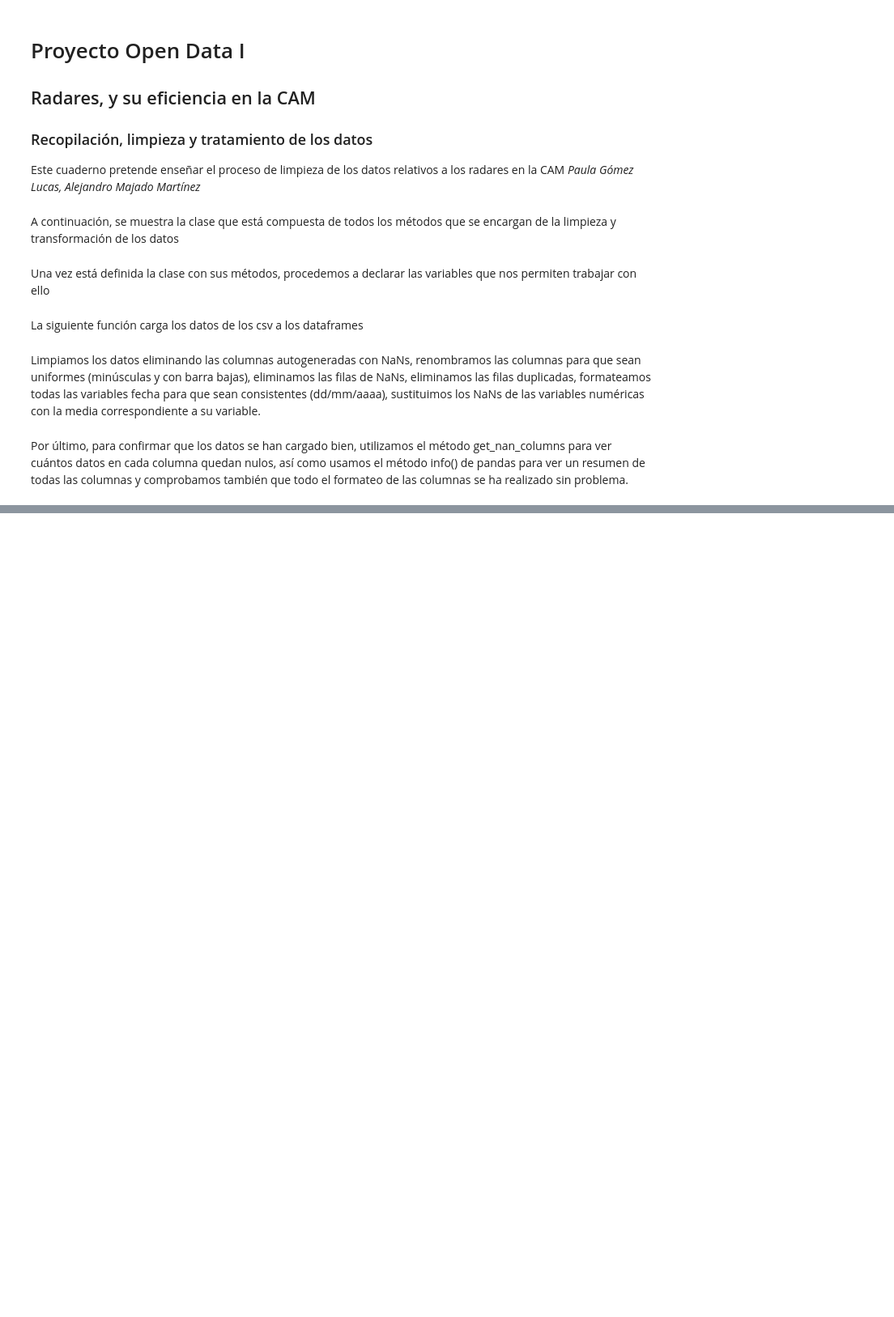
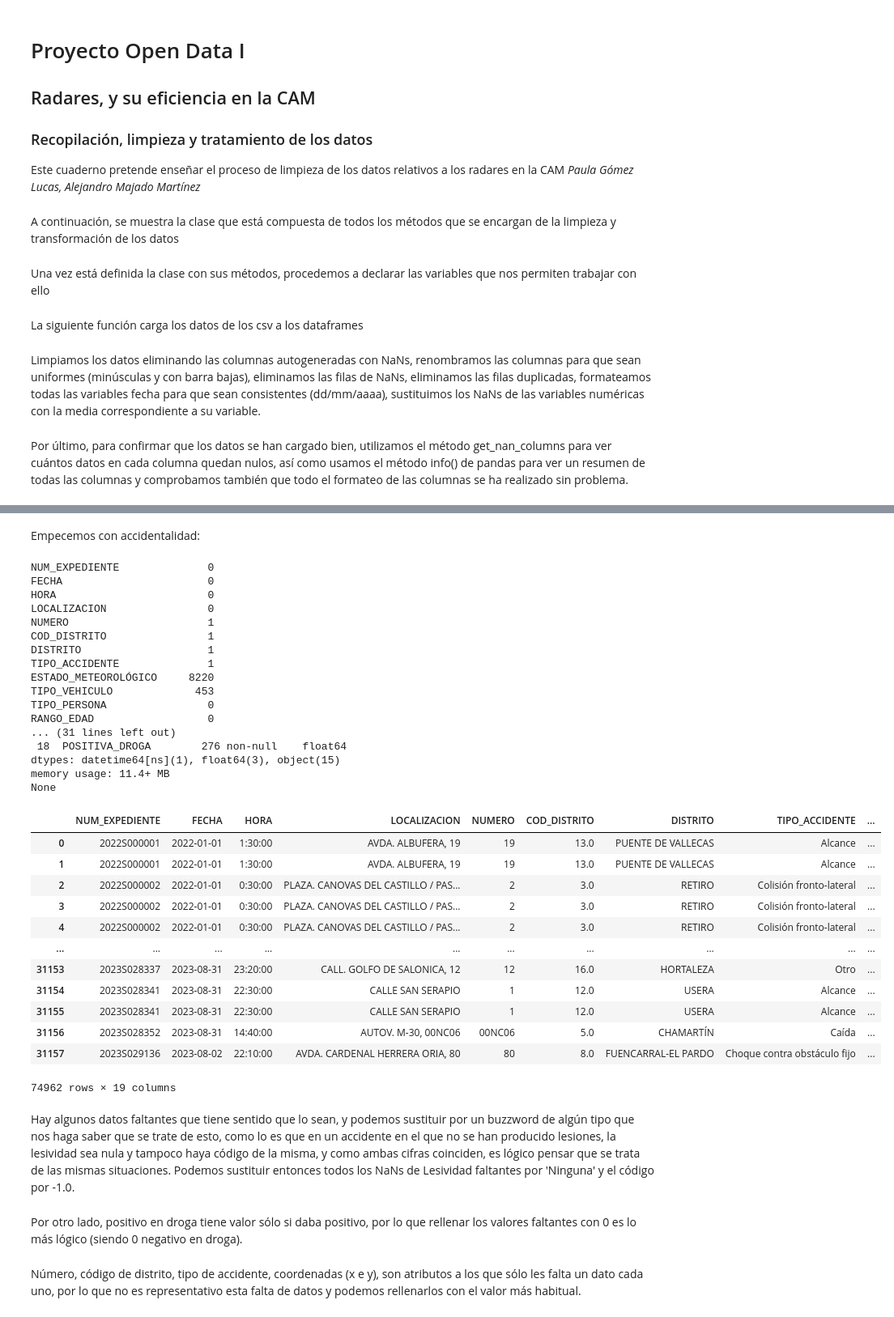
Before and after one commit to paula-gomezlucas/POD, a Jupyter notebook: CuadernoV1.ipynb, the cells around one changed output, grey strips where cells are left out. Shown at 81% size. Saved outputs shown, nothing was run; the diff lists cells and outputs as text; code cells hidden in the pictures; blank space fills up the shorter version.

```diff
--- a/CuadernoV1.ipynb
+++ b/CuadernoV1.ipynb
@@ -145,0 +177,42 @@ Efectivamente, se realiza sin problemas. El siguiente paso sería el análisis e
+# %% [markdown]
+Empecemos con accidentalidad:
+# %%
+data_loader.get_info('datasets/accidentalidad')
+data_loader.data['datasets/accidentalidad']
+# %% [output]
+NUM_EXPEDIENTE              0
+FECHA                       0
+HORA                        0
+LOCALIZACION                0
+NUMERO                      1
+COD_DISTRITO                1
+DISTRITO                    1
+TIPO_ACCIDENTE              1
+ESTADO_METEOROLÓGICO     8220
+TIPO_VEHICULO             453
+TIPO_PERSONA                0
+RANGO_EDAD                  0
+... (31 lines left out)
+ 18  POSITIVA_DROGA        276 non-null    float64
+dtypes: datetime64[ns](1), float64(3), object(15)
+memory usage: 11.4+ MB
+None
+|  | NUM_EXPEDIENTE | FECHA | HORA | LOCALIZACION | NUMERO | COD_DISTRITO | DISTRITO | TIPO_ACCIDENTE | ... |
+| 0 | 2022S000001 | 2022-01-01 | 1:30:00 | AVDA. ALBUFERA, 19 | 19 | 13.0 | PUENTE DE VALLECAS | Alcance | ... |
+| 1 | 2022S000001 | 2022-01-01 | 1:30:00 | AVDA. ALBUFERA, 19 | 19 | 13.0 | PUENTE DE VALLECAS | Alcance | ... |
+| 2 | 2022S000002 | 2022-01-01 | 0:30:00 | PLAZA. CANOVAS DEL CASTILLO / PAS... | 2 | 3.0 | RETIRO | Colisión fronto-lateral | ... |
+| 3 | 2022S000002 | 2022-01-01 | 0:30:00 | PLAZA. CANOVAS DEL CASTILLO / PAS... | 2 | 3.0 | RETIRO | Colisión fronto-lateral | ... |
+| 4 | 2022S000002 | 2022-01-01 | 0:30:00 | PLAZA. CANOVAS DEL CASTILLO / PAS... | 2 | 3.0 | RETIRO | Colisión fronto-lateral | ... |
+| ... | ... | ... | ... | ... | ... | ... | ... | ... | ... |
+| 31153 | 2023S028337 | 2023-08-31 | 23:20:00 | CALL. GOLFO DE SALONICA, 12 | 12 | 16.0 | HORTALEZA | Otro | ... |
+| 31154 | 2023S028341 | 2023-08-31 | 22:30:00 | CALLE SAN SERAPIO | 1 | 12.0 | USERA | Alcance | ... |
+| 31155 | 2023S028341 | 2023-08-31 | 22:30:00 | CALLE SAN SERAPIO | 1 | 12.0 | USERA | Alcance | ... |
+| 31156 | 2023S028352 | 2023-08-31 | 14:40:00 | AUTOV. M-30, 00NC06 | 00NC06 | 5.0 | CHAMARTÍN | Caída | ... |
+| 31157 | 2023S029136 | 2023-08-02 | 22:10:00 | AVDA. CARDENAL HERRERA ORIA, 80 | 80 | 8.0 | FUENCARRAL-EL PARDO | Choque contra obstáculo fijo | ... |
+74962 rows × 19 columns
+# %% [markdown]
+Hay algunos datos faltantes que tiene sentido que lo sean, y podemos sustituir por un buzzword de algún tipo que nos haga saber que se trate de esto, como lo es que en un accidente en el que no se han producido lesiones, la lesividad sea nula y tampoco haya código de la misma, y como ambas cifras coinciden, es lógico pensar que se trata de las mismas situaciones. Podemos sustituir entonces todos los NaNs de Lesividad faltantes por 'Ninguna' y el código por -1.0.
+# %% [markdown]
+Por otro lado, positivo en droga tiene valor sólo si daba positivo, por lo que rellenar los valores faltantes con 0 es lo más lógico (siendo 0 negativo en droga).
+# %% [markdown]
+Número, código de distrito, tipo de accidente, coordenadas (x e y), son atributos a los que sólo les falta un dato cada uno, por lo que no es representativo esta falta de datos y podemos rellenarlos con el valor más habitual.
```
Also changed, not shown: parts of 8 cells of this notebook.
